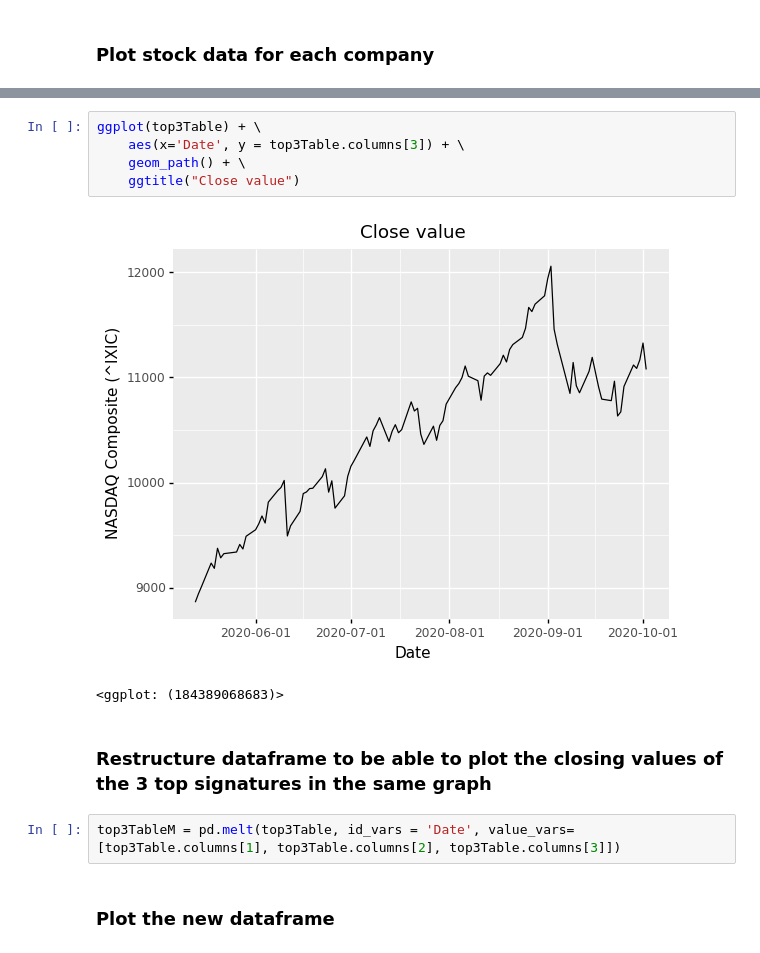
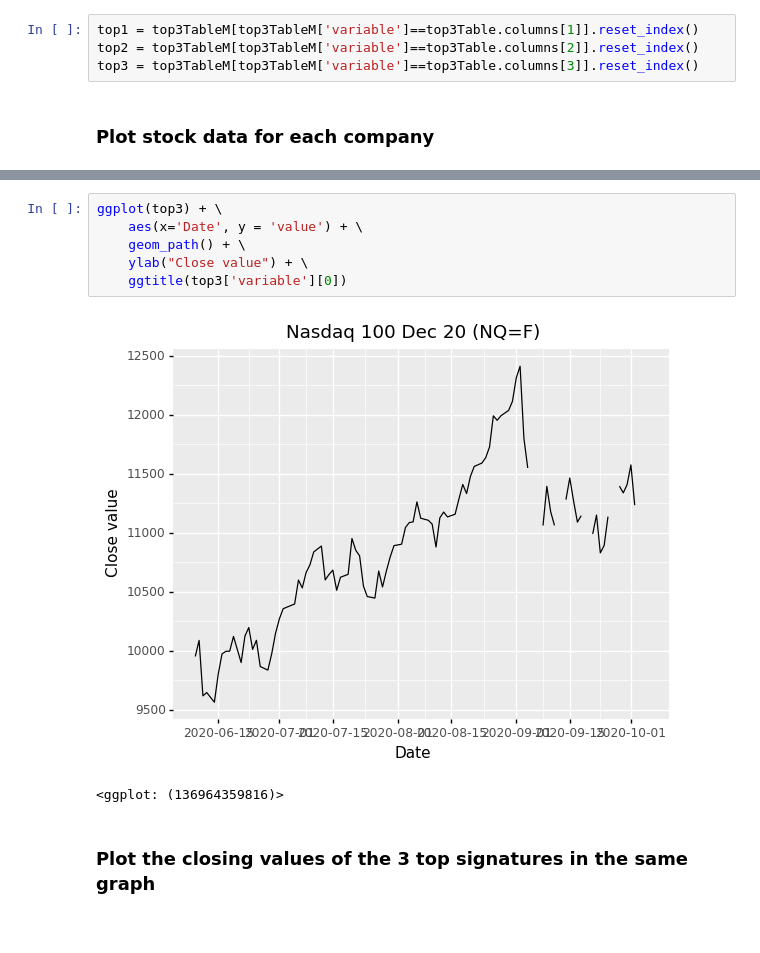
Before and after one commit to Gares95/WebScraper, a Jupyter notebook: main.ipynb, the cells around one changed output, grey strips where cells are left out. Cells and saved outputs as stored; diff of their text form.

```diff
--- a/main.ipynb
+++ b/main.ipynb
@@ -29,3 +35,7 @@ top3Table = give_me_top3data(urls)
+# %%
+top1 = top3TableM[top3TableM['variable']==top3Table.columns[1]].reset_index()
+top2 = top3TableM[top3TableM['variable']==top3Table.columns[2]].reset_index()
+top3 = top3TableM[top3TableM['variable']==top3Table.columns[3]].reset_index()
 # %% [markdown]
 ### Plot stock data for each company
 # %%
@@ -47,17 +59,14 @@ ggplot(top3Table) + \
 # %%
-ggplot(top3Table) + \
-    aes(x='Date', y = top3Table.columns[3]) + \
+ggplot(top3) + \
+    aes(x='Date', y = 'value') + \
     geom_path() + \
-    ggtitle("Close value")
+    ylab("Close value") + \
+    ggtitle(top3['variable'][0])
 # %% [output]
-[figure, old version]
+[figure, new version]
-<ggplot: (184389068683)>
+<ggplot: (136964359816)>
 # %% [markdown]
-### Restructure dataframe to be able to plot the closing values of the 3 top signatures in the same graph
+### Plot the closing values of the 3 top signatures in the same graph
-# %%
-top3TableM = pd.melt(top3Table, id_vars = 'Date', value_vars=[top3Table.columns[1], top3Table.columns[2], top3Table.columns[3]])
-# %% [markdown]
-### Plot the new dataframe
 # %%
 ggplot(top3TableM) + \
     aes(x='Date') + \
```
Also changed, not shown: parts of 8 cells of this notebook, 3 other files.
